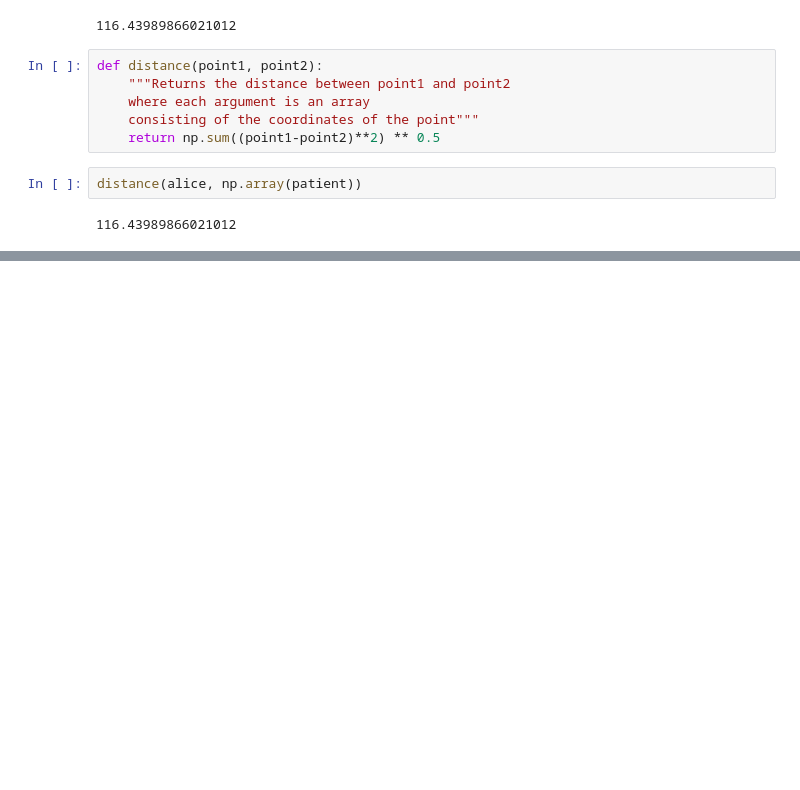
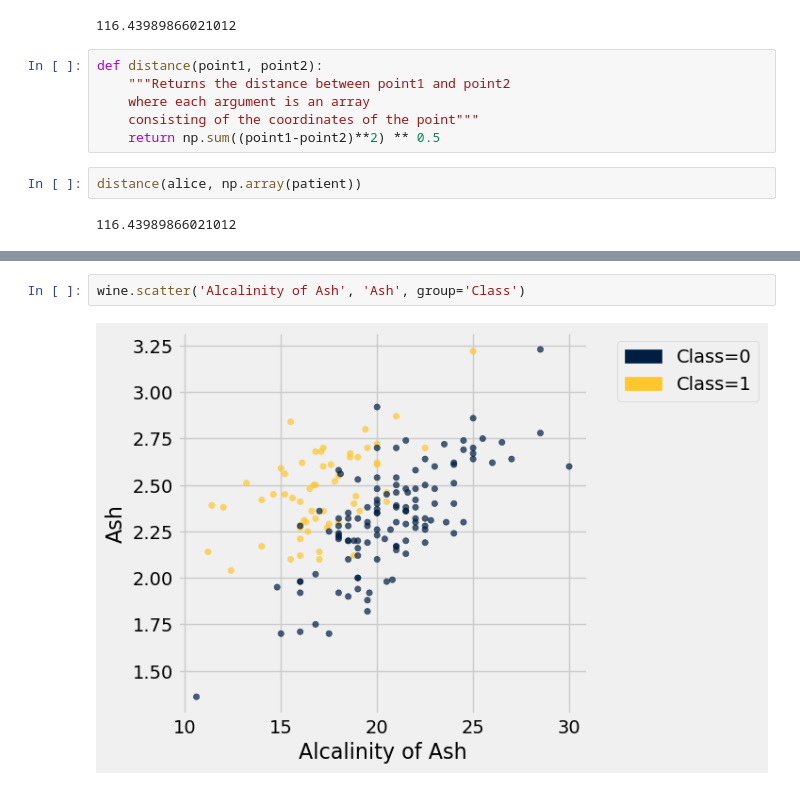
Before and after one commit to lawtonsclass/f24-code-from-class, a Jupyter notebook: data8-practice/ch17.ipynb, the cells around one changed output, grey strips where cells are left out. Cells and saved outputs as stored; diff of their text form; blank space fills up the shorter version.

```diff
--- a/data8-practice/ch17.ipynb
+++ b/data8-practice/ch17.ipynb
@@ -317,0 +510,4 @@ distance(alice, np.array(patient))
+# %%
+wine.scatter('Alcalinity of Ash', 'Ash', group='Class')
+# %% [output]
+[figure, added]
```
Also changed, not shown: parts of 64 cells of this notebook, 4 other files.
